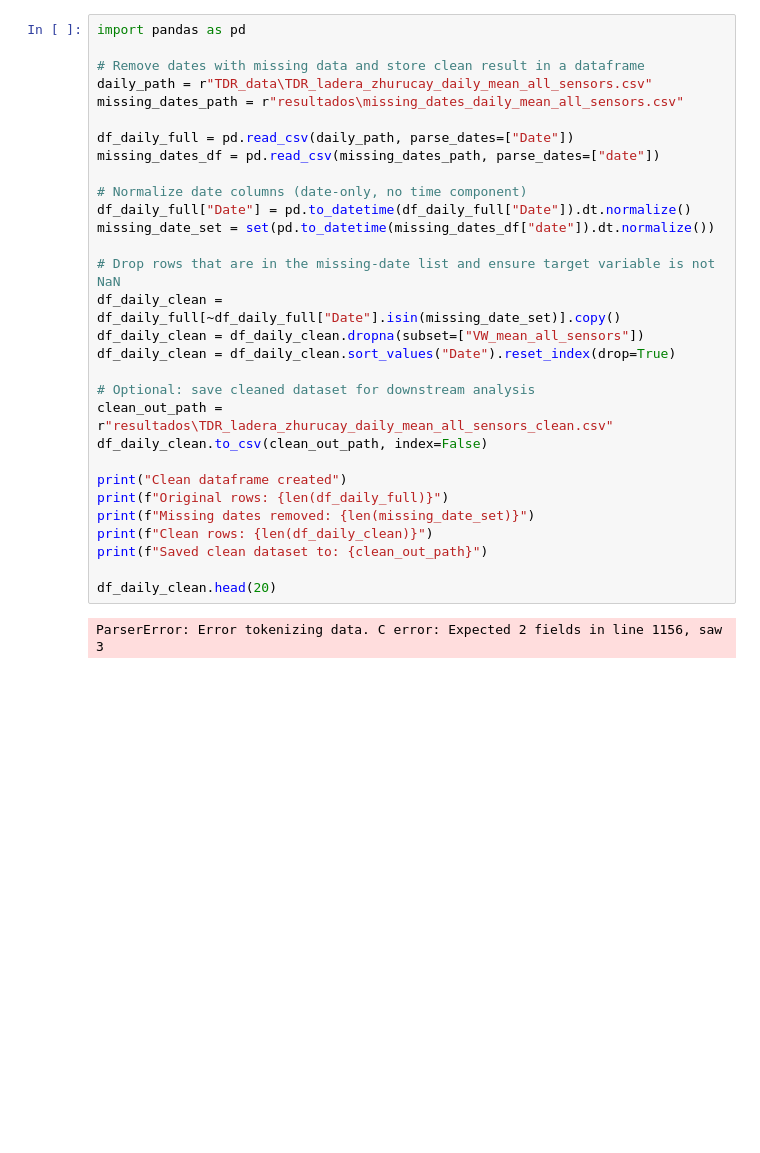
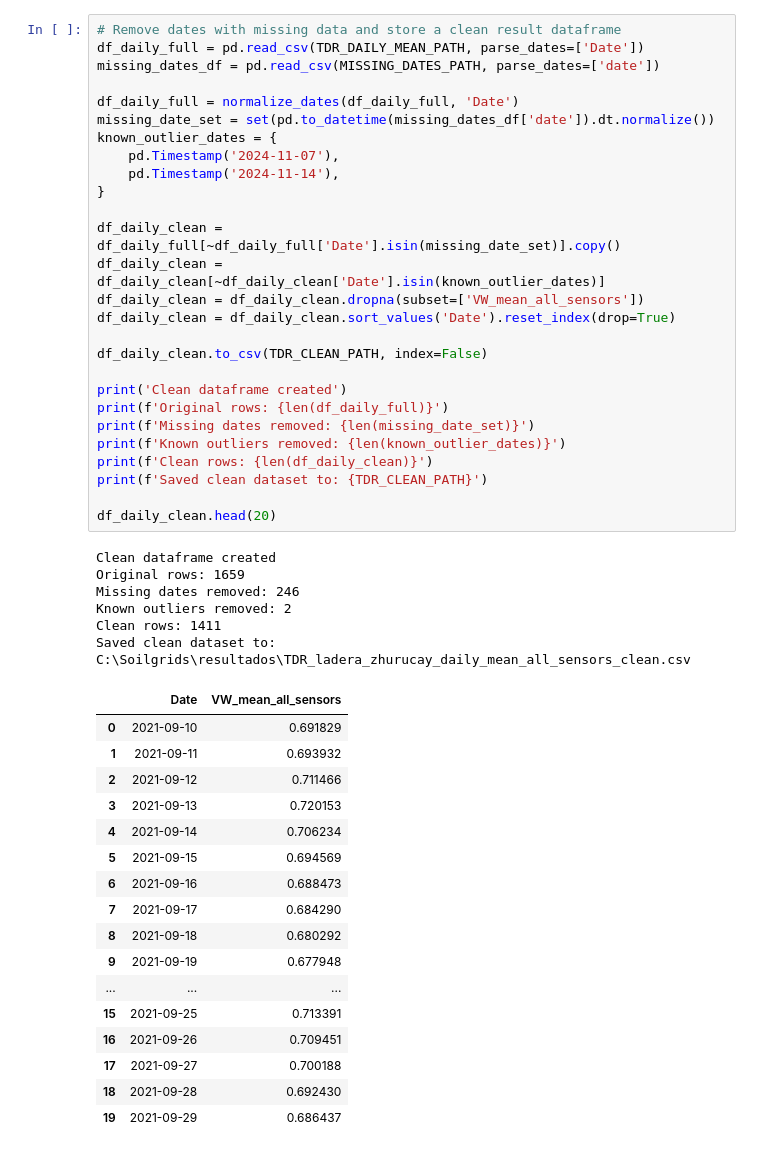
Before and after one commit to eemahon/bachelorThesis_paramos, a Jupyter notebook: analysis/results_sm.ipynb, the cells around one changed output. Drawn from its saved outputs; the diff is of its cells as text; blank space fills up the shorter version.

Commit message:
Clean-up: -analysis updated and simplified

```diff
--- a/analysis/results_sm.ipynb
+++ b/analysis/results_sm.ipynb
@@ -160,33 +223,52 @@ ParserError: Error tokenizing data. C error: Expected 2 fields in line 1156, saw
 # %%
-import pandas as pd
+# Remove dates with missing data and store a clean result dataframe
+df_daily_full = pd.read_csv(TDR_DAILY_MEAN_PATH, parse_dates=['Date'])
+missing_dates_df = pd.read_csv(MISSING_DATES_PATH, parse_dates=['date'])
 
-# Remove dates with missing data and store clean result in a dataframe
-daily_path = r"TDR_data\TDR_ladera_zhurucay_daily_mean_all_sensors.csv"
-missing_dates_path = r"resultados\missing_dates_daily_mean_all_sensors.csv"
+df_daily_full = normalize_dates(df_daily_full, 'Date')
+missing_date_set = set(pd.to_datetime(missing_dates_df['date']).dt.normalize())
+known_outlier_dates = {
+    pd.Timestamp('2024-11-07'),
+    pd.Timestamp('2024-11-14'),
+}
 
-df_daily_full = pd.read_csv(daily_path, parse_dates=["Date"])
-missing_dates_df = pd.read_csv(missing_dates_path, parse_dates=["date"])
+df_daily_clean = df_daily_full[~df_daily_full['Date'].isin(missing_date_set)].copy()
+df_daily_clean = df_daily_clean[~df_daily_clean['Date'].isin(known_outlier_dates)]
+df_daily_clean = df_daily_clean.dropna(subset=['VW_mean_all_sensors'])
+df_daily_clean = df_daily_clean.sort_values('Date').reset_index(drop=True)
 
-# Normalize date columns (date-only, no time component)
-df_daily_full["Date"] = pd.to_datetime(df_daily_full["Date"]).dt.normalize()
-missing_date_set = set(pd.to_datetime(missing_dates_df["date"]).dt.normalize())
+df_daily_clean.to_csv(TDR_CLEAN_PATH, index=False)
 
-# Drop rows that are in the missing-date list and ensure target variable is not NaN
-df_daily_clean = df_daily_full[~df_daily_full["Date"].isin(missing_date_set)].copy()
-df_daily_clean = df_daily_clean.dropna(subset=["VW_mean_all_sensors"])
-df_daily_clean = df_daily_clean.sort_values("Date").reset_index(drop=True)
-
-# Optional: save cleaned dataset for downstream analysis
-clean_out_path = r"resultados\TDR_ladera_zhurucay_daily_mean_all_sensors_clean.csv"
-df_daily_clean.to_csv(clean_out_path, index=False)
-
-print("Clean dataframe created")
-print(f"Original rows: {len(df_daily_full)}")
-print(f"Missing dates removed: {len(missing_date_set)}")
-print(f"Clean rows: {len(df_daily_clean)}")
-print(f"Saved clean dataset to: {clean_out_path}")
+print('Clean dataframe created')
+print(f'Original rows: {len(df_daily_full)}')
+print(f'Missing dates removed: {len(missing_date_set)}')
+print(f'Known outliers removed: {len(known_outlier_dates)}')
+print(f'Clean rows: {len(df_daily_clean)}')
+print(f'Saved clean dataset to: {TDR_CLEAN_PATH}')
 
 df_daily_clean.head(20)
 # %% [output]
-ParserError: Error tokenizing data. C error: Expected 2 fields in line 1156, saw 3
+Clean dataframe created
+Original rows: 1659
+Missing dates removed: 246
+Known outliers removed: 2
+Clean rows: 1411
+Saved clean dataset to: C:\Soilgrids\resultados\TDR_ladera_zhurucay_daily_mean_all_sensors_clean.csv
+|  | Date | VW_mean_all_sensors |
+| 0 | 2021-09-10 | 0.691829 |
+| 1 | 2021-09-11 | 0.693932 |
+| 2 | 2021-09-12 | 0.711466 |
+| 3 | 2021-09-13 | 0.720153 |
+| 4 | 2021-09-14 | 0.706234 |
+| 5 | 2021-09-15 | 0.694569 |
+| 6 | 2021-09-16 | 0.688473 |
+| 7 | 2021-09-17 | 0.684290 |
+| 8 | 2021-09-18 | 0.680292 |
+| 9 | 2021-09-19 | 0.677948 |
+| ... | ... | ... |
+| 15 | 2021-09-25 | 0.713391 |
+| 16 | 2021-09-26 | 0.709451 |
+| 17 | 2021-09-27 | 0.700188 |
+| 18 | 2021-09-28 | 0.692430 |
+| 19 | 2021-09-29 | 0.686437 |
 # %%
```
Also changed, not shown: parts of 8 cells of this notebook, 20 other files.
